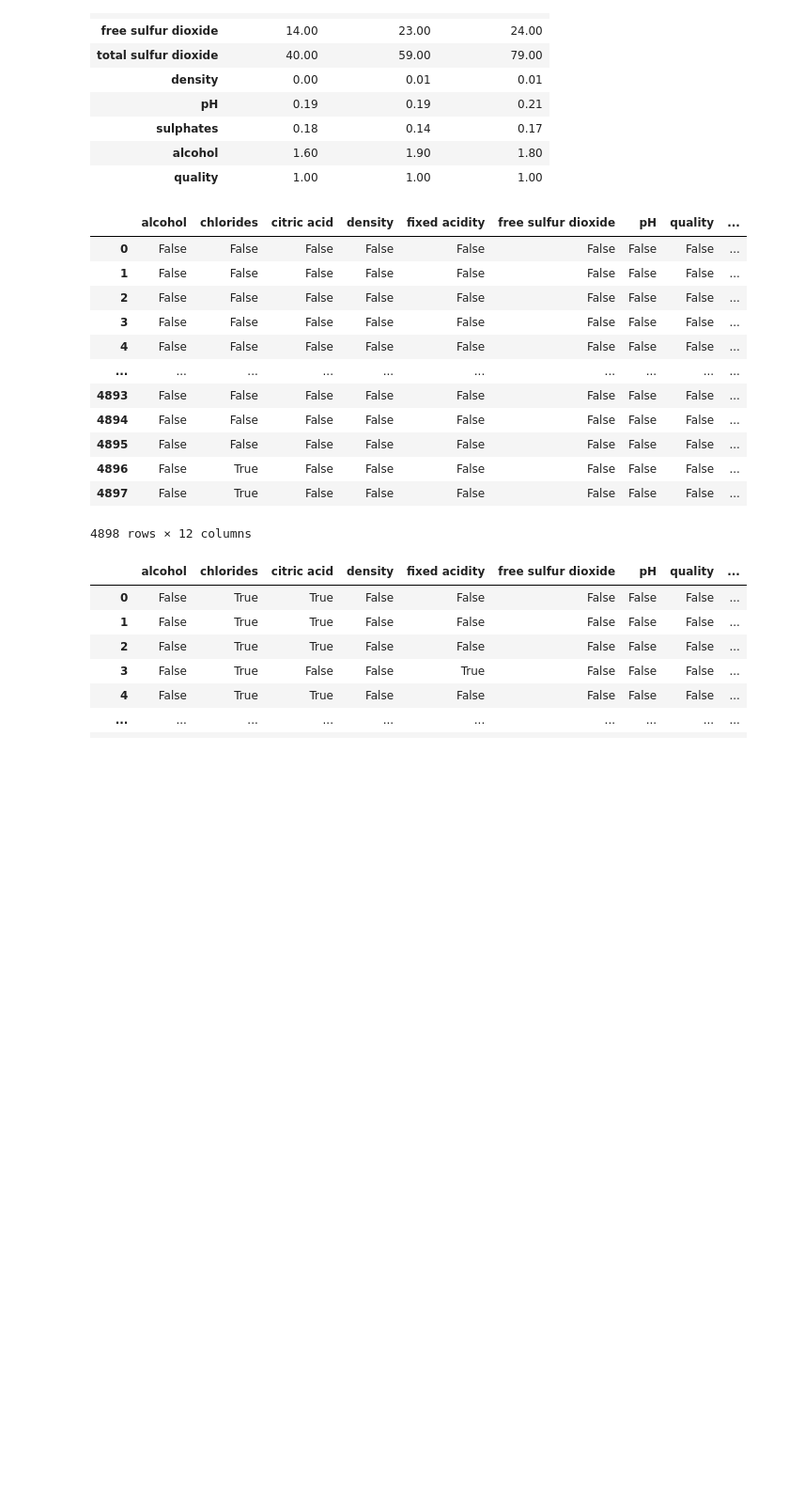
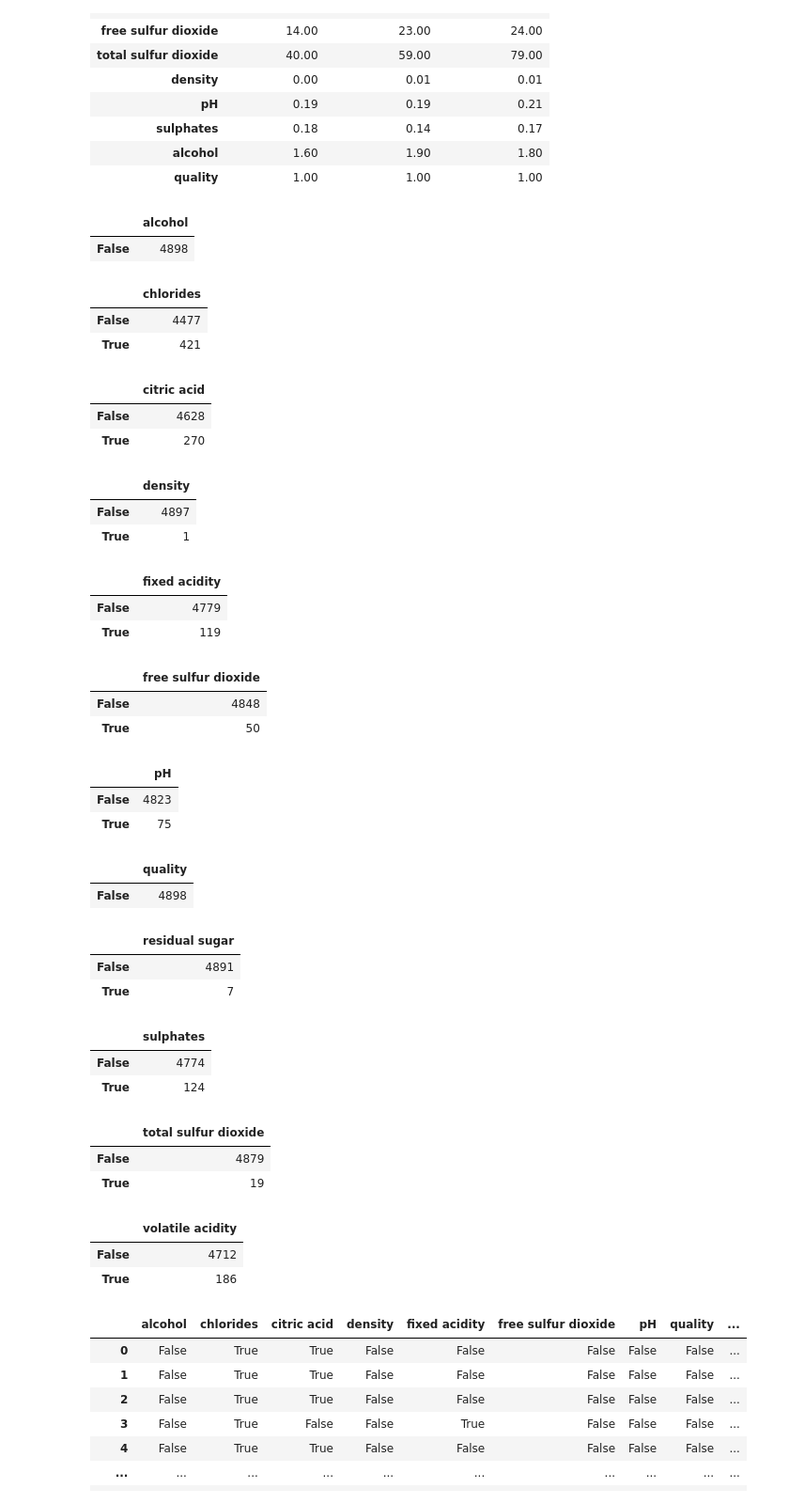
Before and after one commit to lvuduy/BlueBerry-Winery, a Jupyter notebook: PJ2_Sprint1.ipynb, the cells around one changed output. Shown at 94% size. Drawn from its saved outputs; the diff is of its cells as text; code cells hidden in the pictures; blank space fills up the shorter version.

```diff
--- a/PJ2_Sprint1.ipynb
+++ b/PJ2_Sprint1.ipynb
@@ -1172,24 +1195,49 @@ wine_IQRcomp
 | quality | 1.00 | 1.00 | 1.00 |
 # %%
 #((white_wine.drop(columns=["quality_label","wine_type"],  axis=1)) < (Q1w - 1.5 * IQRw)) | (white_wine.drop(columns=["quality_label","wine_type"],  axis=1) > (Q3w + 1.5 * IQRw))
-((white_wine.iloc[:,:11])< (Q1w - 1.5 * IQRw))| ((white_wine.iloc[:,:11])> (Q3w + 1.5 * IQRw))
+outlier = ((white_wine.iloc[:,:11])< (Q1w - 1.5 * IQRw))| ((white_wine.iloc[:,:11])> (Q3w + 1.5 * IQRw))
+
+# Now we count how many outliers we have for each feature
+for col in outlier.columns:
+   display(outlier[col].value_counts().to_frame())
 
 #the "min" value is Q1 (the 25th percentile) - 1.5 x the IQR.
 #Similarly the "max" is Q3 (the 75th percentile) + 1.5 x the IQR.
 # %% [output]
-|  | alcohol | chlorides | citric acid | density | fixed acidity | free sulfur dioxide | pH | quality | ... |
-| 0 | False | False | False | False | False | False | False | False | ... |
-| 1 | False | False | False | False | False | False | False | False | ... |
-| 2 | False | False | False | False | False | False | False | False | ... |
-| 3 | False | False | False | False | False | False | False | False | ... |
-| 4 | False | False | False | False | False | False | False | False | ... |
-| ... | ... | ... | ... | ... | ... | ... | ... | ... | ... |
-| 4893 | False | False | False | False | False | False | False | False | ... |
-| 4894 | False | False | False | False | False | False | False | False | ... |
-| 4895 | False | False | False | False | False | False | False | False | ... |
-| 4896 | False | True | False | False | False | False | False | False | ... |
-| 4897 | False | True | False | False | False | False | False | False | ... |
+|  | alcohol |
+| False | 4898 |
-4898 rows × 12 columns
+|  | chlorides |
+| False | 4477 |
+| True | 421 |
+|  | citric acid |
+| False | 4628 |
+| True | 270 |
+|  | density |
+| False | 4897 |
+| True | 1 |
+|  | fixed acidity |
+| False | 4779 |
+| True | 119 |
+|  | free sulfur dioxide |
+| False | 4848 |
+| True | 50 |
+|  | pH |
+| False | 4823 |
+| True | 75 |
+|  | quality |
+| False | 4898 |
+|  | residual sugar |
+| False | 4891 |
+| True | 7 |
+|  | sulphates |
+| False | 4774 |
+| True | 124 |
+|  | total sulfur dioxide |
+| False | 4879 |
+| True | 19 |
+|  | volatile acidity |
+| False | 4712 |
+| True | 186 |
 # %%
 #((red_wine.drop(columns=["quality_label","wine_type"],  axis=1)) < (Q1w - 1.5 * IQRw)) | (red_wine.drop(columns=["quality_label","wine_type"],  axis=1) > (Q3w + 1.5 * IQRw))
 ((red_wine.iloc[:,:11])< (Q1w - 1.5 * IQRw))| ((red_wine.iloc[:,:11])> (Q3w + 1.5 * IQRw))
```
Also changed, not shown: parts of 24 cells of this notebook, 1 other file.
